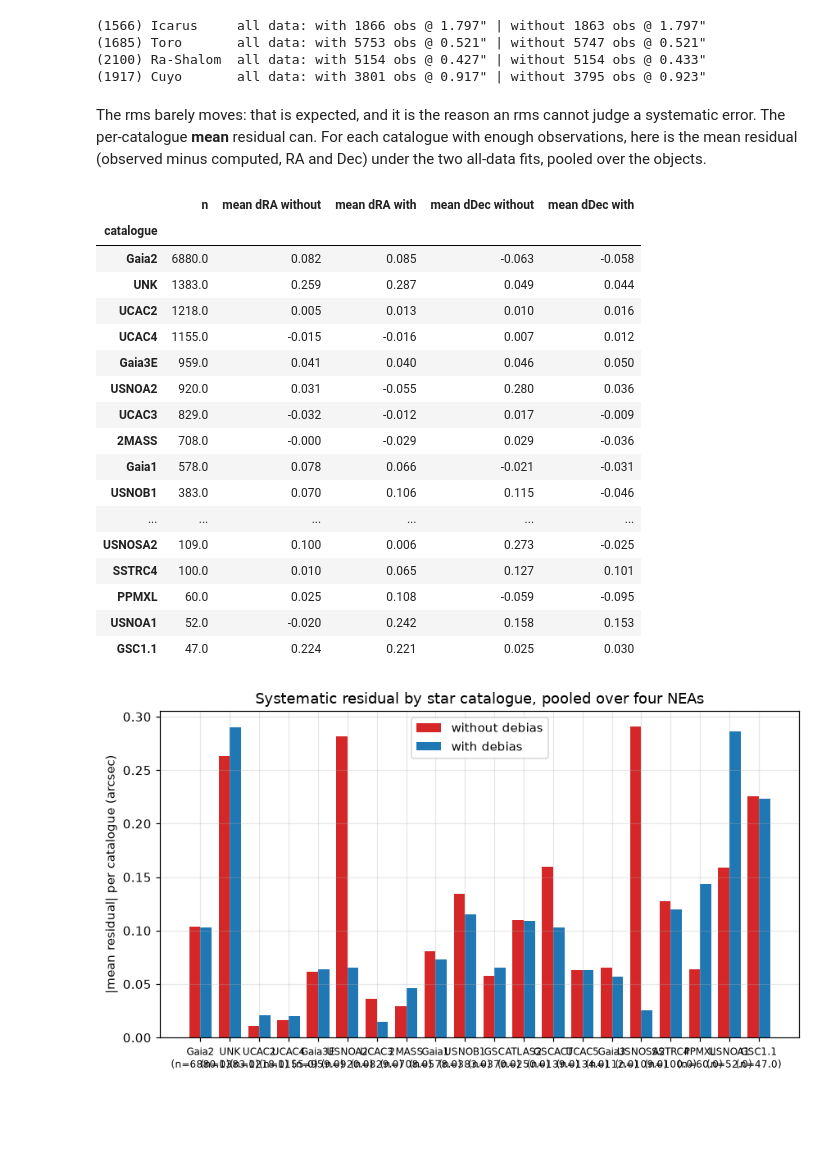
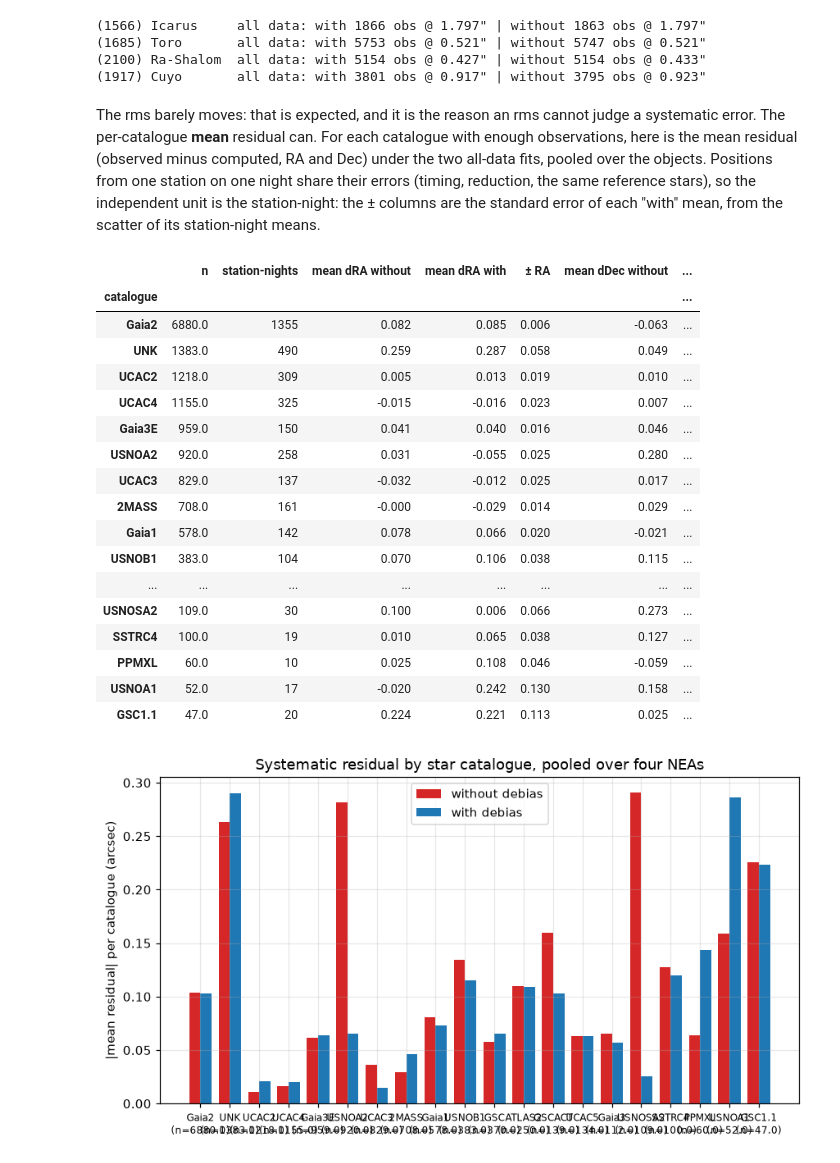
Before and after one commit to petervanwylen/PyRoOrb, a Jupyter notebook: notebooks/13_debias_tables.ipynb, the cells around one changed output. Cells and saved outputs as stored; diff of their text form; code cells hidden in the pictures; blank space fills up the shorter version.

```diff
--- a/notebooks/13_debias_tables.ipynb
+++ b/notebooks/13_debias_tables.ipynb
@@ -122,49 +122,61 @@ for d, obs in data.items():
 The rms barely moves: that is expected, and it is the reason an rms cannot judge a systematic
 error. The per-catalogue **mean** residual can. For each catalogue with enough observations, here
 is the mean residual (observed minus computed, RA and Dec) under the two all-data fits, pooled
-over the objects.
+over the objects. Positions from one station on one night share their errors (timing, reduction, the
+same reference stars), so the independent unit is the station-night: the ± columns are the
+standard error of each "with" mean, from the scatter of its station-night means.
 # %%
 def residual_table(tag):
     rows = []
     for d, obs in data.items():
         f = fits[d, tag, "all"]
         catalog = {(round(o["jd_utc"], 6), o["obscode"]): (o.get("astcat") or "(none)") for o in obs}
         for r in f.residuals():
             if r["included"]:
                 rows.append({"catalogue": catalog.get((round(r["jd_utc"], 6), r["obscode"]), "?"),
+                             "night": (d, r["obscode"], int(r["jd_utc"] + 0.5)),   # station-night
                              "dRA": r["d_ra_arcsec"], "dDec": r["d_dec_arcsec"]})
     return pd.DataFrame(rows)
+
+def standard_error(df, col):
+    # positions from one station on one night share their errors, so the independent unit is
+    # the station-night: the standard error of a catalogue's mean comes from their scatter
+    g = df.groupby(["catalogue", "night"])[col].mean().groupby("catalogue")
+    return g.std() / np.sqrt(g.size())
 
 res = {tag: residual_table(tag) for tag in ("with", "without")}
 big = res["with"].catalogue.value_counts()
 big = big[big >= 40].index
 tab = pd.DataFrame({
     "n": res["with"][res["with"].catalogue.isin(big)].groupby("catalogue").size(),
+    "station-nights": res["with"].groupby("catalogue").night.nunique(),
     "mean dRA without": res["without"].groupby("catalogue").dRA.mean(),
     "mean dRA with": res["with"].groupby("catalogue").dRA.mean(),
+    "± RA": standard_error(res["with"], "dRA"),
     "mean dDec without": res["without"].groupby("catalogue").dDec.mean(),
     "mean dDec with": res["with"].groupby("catalogue").dDec.mean(),
+    "± Dec": standard_error(res["with"], "dDec"),
 }).dropna().sort_values("n", ascending=False).round(3)
 tab
 # %% [output]
-|  | n | mean dRA without | mean dRA with | mean dDec without | mean dDec with |
-| catalogue |  |  |  |  |  |
-| Gaia2 | 6880.0 | 0.082 | 0.085 | -0.063 | -0.058 |
-| UNK | 1383.0 | 0.259 | 0.287 | 0.049 | 0.044 |
-| UCAC2 | 1218.0 | 0.005 | 0.013 | 0.010 | 0.016 |
-| UCAC4 | 1155.0 | -0.015 | -0.016 | 0.007 | 0.012 |
-| Gaia3E | 959.0 | 0.041 | 0.040 | 0.046 | 0.050 |
-| USNOA2 | 920.0 | 0.031 | -0.055 | 0.280 | 0.036 |
-| UCAC3 | 829.0 | -0.032 | -0.012 | 0.017 | -0.009 |
-| 2MASS | 708.0 | -0.000 | -0.029 | 0.029 | -0.036 |
-| Gaia1 | 578.0 | 0.078 | 0.066 | -0.021 | -0.031 |
-| USNOB1 | 383.0 | 0.070 | 0.106 | 0.115 | -0.046 |
-| ... | ... | ... | ... | ... | ... |
-| USNOSA2 | 109.0 | 0.100 | 0.006 | 0.273 | -0.025 |
-| SSTRC4 | 100.0 | 0.010 | 0.065 | 0.127 | 0.101 |
-| PPMXL | 60.0 | 0.025 | 0.108 | -0.059 | -0.095 |
-| USNOA1 | 52.0 | -0.020 | 0.242 | 0.158 | 0.153 |
-| GSC1.1 | 47.0 | 0.224 | 0.221 | 0.025 | 0.030 |
+|  | n | station-nights | mean dRA without | mean dRA with | ± RA | mean dDec without | ... |
+| catalogue |  |  |  |  |  |  | ... |
+| Gaia2 | 6880.0 | 1355 | 0.082 | 0.085 | 0.006 | -0.063 | ... |
+| UNK | 1383.0 | 490 | 0.259 | 0.287 | 0.058 | 0.049 | ... |
+| UCAC2 | 1218.0 | 309 | 0.005 | 0.013 | 0.019 | 0.010 | ... |
+| UCAC4 | 1155.0 | 325 | -0.015 | -0.016 | 0.023 | 0.007 | ... |
+| Gaia3E | 959.0 | 150 | 0.041 | 0.040 | 0.016 | 0.046 | ... |
+| USNOA2 | 920.0 | 258 | 0.031 | -0.055 | 0.025 | 0.280 | ... |
+| UCAC3 | 829.0 | 137 | -0.032 | -0.012 | 0.025 | 0.017 | ... |
+| 2MASS | 708.0 | 161 | -0.000 | -0.029 | 0.014 | 0.029 | ... |
+| Gaia1 | 578.0 | 142 | 0.078 | 0.066 | 0.020 | -0.021 | ... |
+| USNOB1 | 383.0 | 104 | 0.070 | 0.106 | 0.038 | 0.115 | ... |
+| ... | ... | ... | ... | ... | ... | ... | ... |
+| USNOSA2 | 109.0 | 30 | 0.100 | 0.006 | 0.066 | 0.273 | ... |
+| SSTRC4 | 100.0 | 19 | 0.010 | 0.065 | 0.038 | 0.127 | ... |
+| PPMXL | 60.0 | 10 | 0.025 | 0.108 | 0.046 | -0.059 | ... |
+| USNOA1 | 52.0 | 17 | -0.020 | 0.242 | 0.130 | 0.158 | ... |
+| GSC1.1 | 47.0 | 20 | 0.224 | 0.221 | 0.113 | 0.025 | ... |
 # %%
 fig, ax = plt.subplots(figsize=(8, 4.5))
 x = np.arange(len(tab))
```
Also changed, not shown: parts of 3 cells of this notebook, 7 other files.
